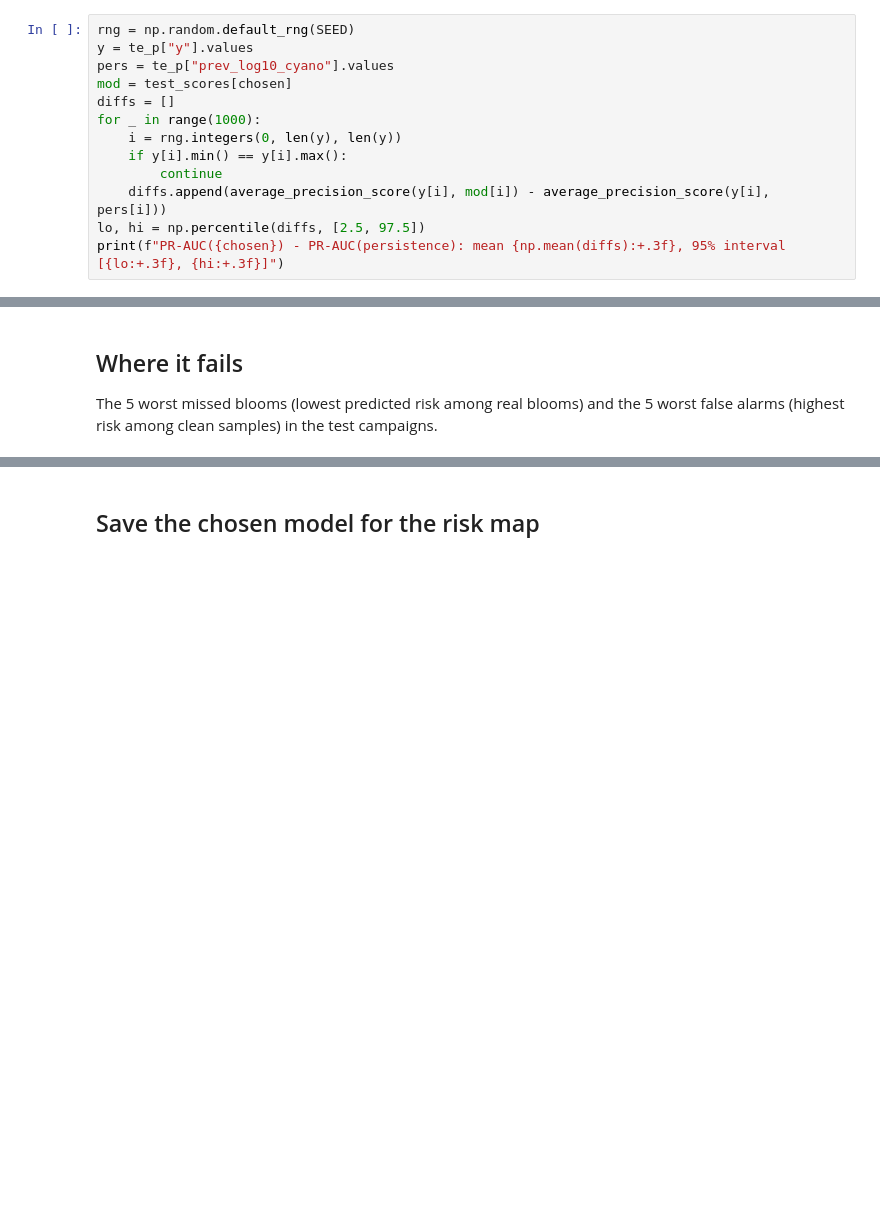
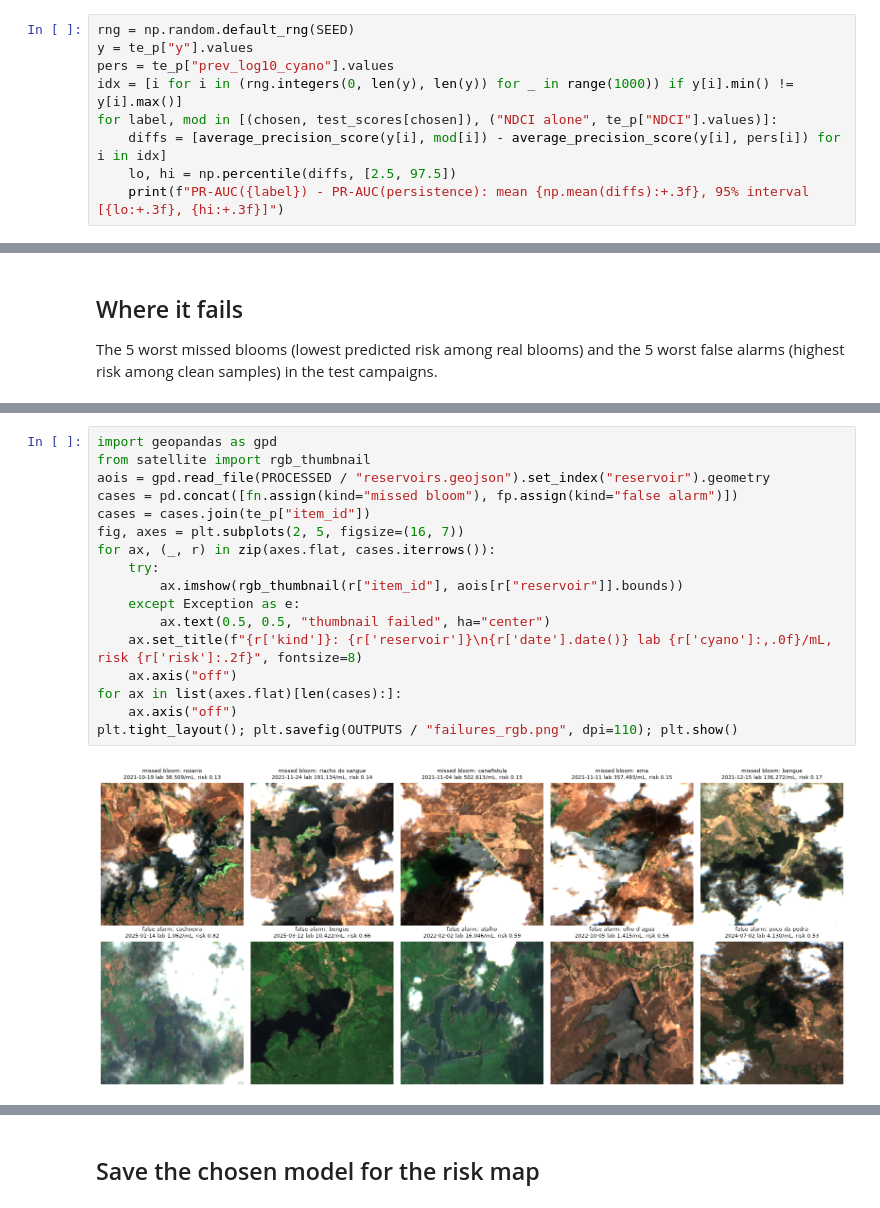
Before and after one commit to FilipeM7S/alerta-acude, a Jupyter notebook: notebooks/04_model.ipynb, the cells around one changed output, grey strips where cells are left out. Saved outputs shown, nothing was run; the diff lists cells and outputs as text; blank space fills up the shorter version.

```diff
--- a/notebooks/04_model.ipynb
+++ b/notebooks/04_model.ipynb
@@ -161,13 +191,9 @@ We resample the test samples 1,000 times and recompute PR-AUC, to see whether th
 rng = np.random.default_rng(SEED)
 y = te_p["y"].values
 pers = te_p["prev_log10_cyano"].values
-mod = test_scores[chosen]
-diffs = []
-for _ in range(1000):
-    i = rng.integers(0, len(y), len(y))
-    if y[i].min() == y[i].max():
-        continue
-    diffs.append(average_precision_score(y[i], mod[i]) - average_precision_score(y[i], pers[i]))
-lo, hi = np.percentile(diffs, [2.5, 97.5])
-print(f"PR-AUC({chosen}) - PR-AUC(persistence): mean {np.mean(diffs):+.3f}, 95% interval [{lo:+.3f}, {hi:+.3f}]")
+idx = [i for i in (rng.integers(0, len(y), len(y)) for _ in range(1000)) if y[i].min() != y[i].max()]
+for label, mod in [(chosen, test_scores[chosen]), ("NDCI alone", te_p["NDCI"].values)]:
+    diffs = [average_precision_score(y[i], mod[i]) - average_precision_score(y[i], pers[i]) for i in idx]
+    lo, hi = np.percentile(diffs, [2.5, 97.5])
+    print(f"PR-AUC({label}) - PR-AUC(persistence): mean {np.mean(diffs):+.3f}, 95% interval [{lo:+.3f}, {hi:+.3f}]")
 # %% [output]
@@ -277,0 +320,19 @@ False alarms:
+# %%
+import geopandas as gpd
+from satellite import rgb_thumbnail
+aois = gpd.read_file(PROCESSED / "reservoirs.geojson").set_index("reservoir").geometry
+cases = pd.concat([fn.assign(kind="missed bloom"), fp.assign(kind="false alarm")])
+cases = cases.join(te_p["item_id"])
+fig, axes = plt.subplots(2, 5, figsize=(16, 7))
+for ax, (_, r) in zip(axes.flat, cases.iterrows()):
+    try:
+        ax.imshow(rgb_thumbnail(r["item_id"], aois[r["reservoir"]].bounds))
+    except Exception as e:
+        ax.text(0.5, 0.5, "thumbnail failed", ha="center")
+    ax.set_title(f"{r['kind']}: {r['reservoir']}\n{r['date'].date()} lab {r['cyano']:,.0f}/mL, risk {r['risk']:.2f}", fontsize=8)
+    ax.axis("off")
+for ax in list(axes.flat)[len(cases):]:
+    ax.axis("off")
+plt.tight_layout(); plt.savefig(OUTPUTS / "failures_rgb.png", dpi=110); plt.show()
+# %% [output]
+[figure, added]
```
Also changed, not shown: parts of 24 cells of this notebook, 9 other files.
